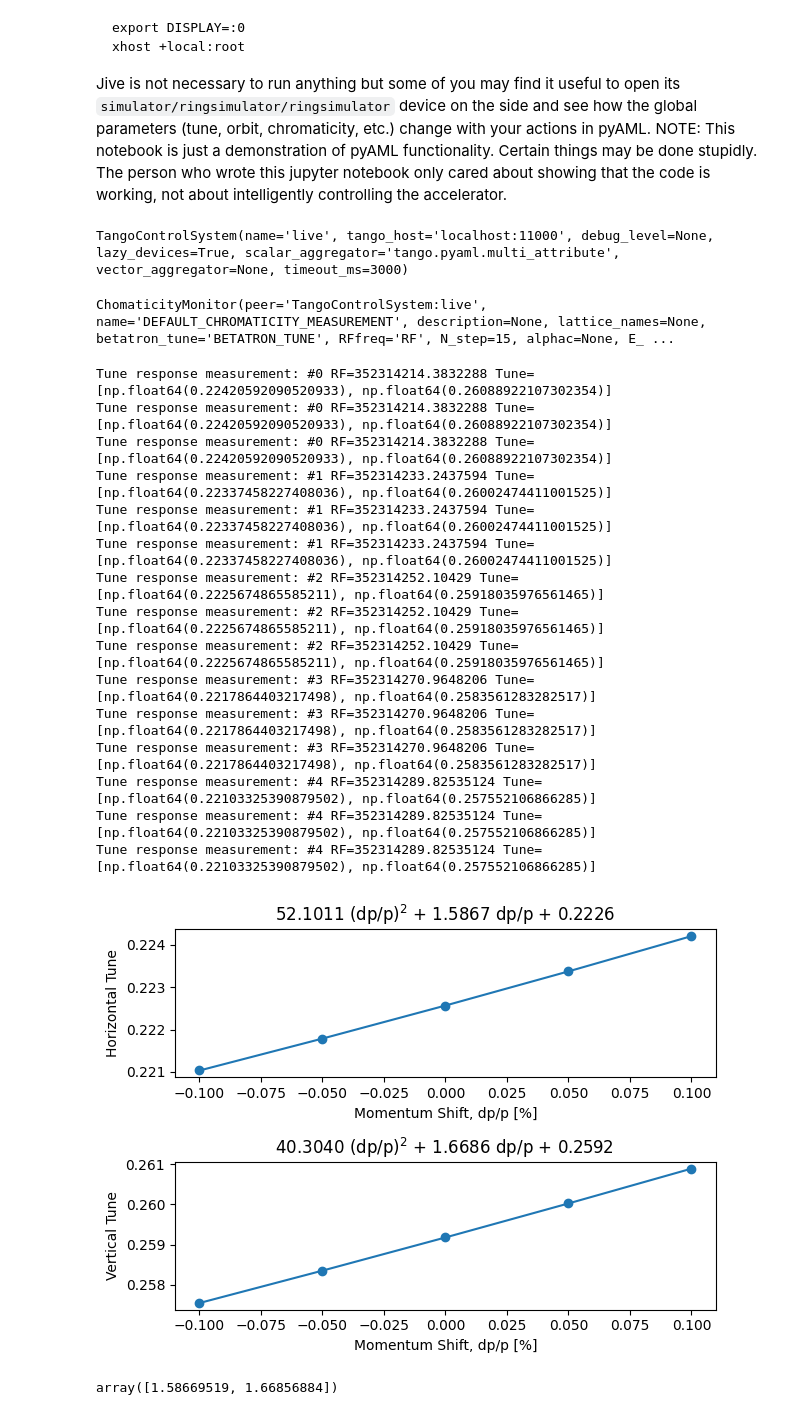
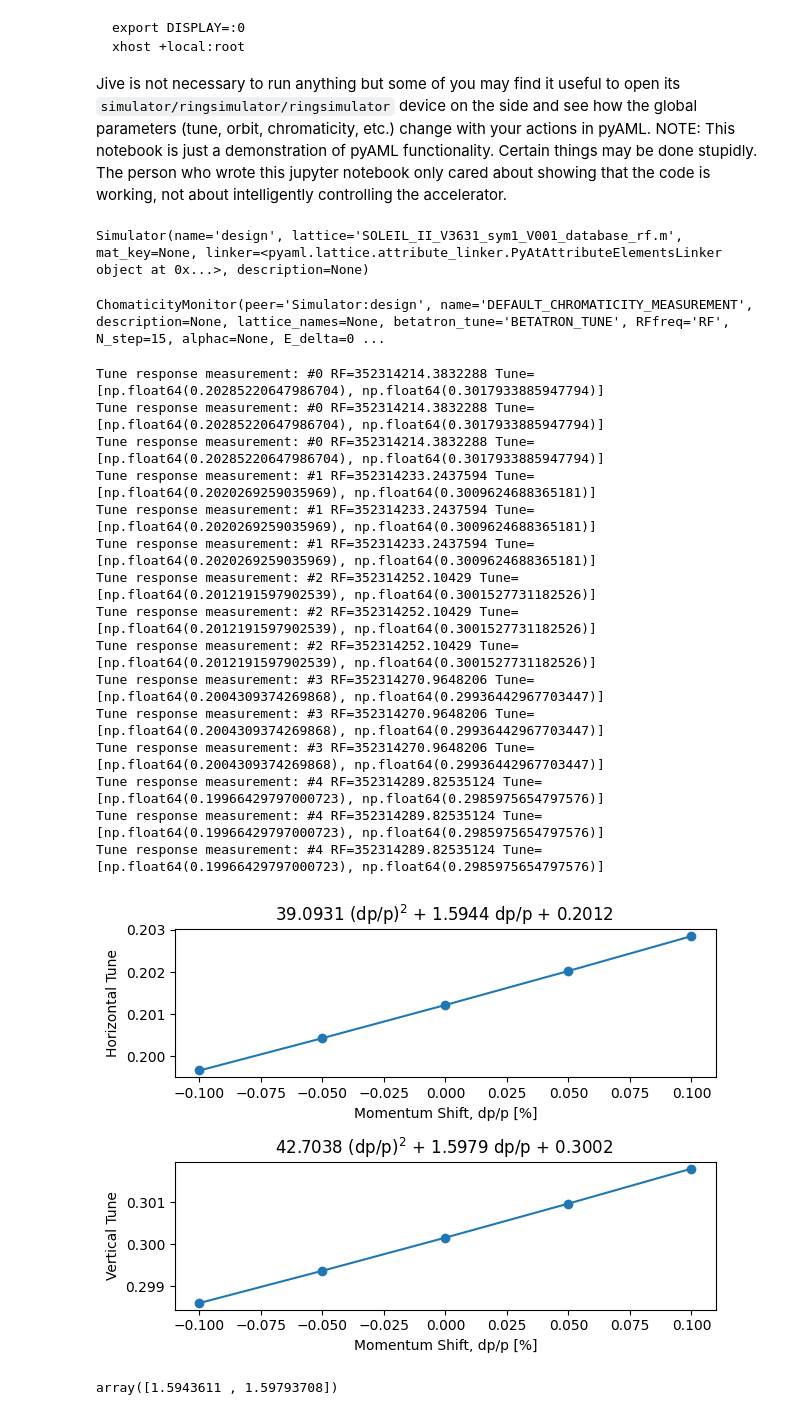
Before and after one commit to python-accelerator-middle-layer/pyaml, a Jupyter notebook: examples/SOLEIL_examples/02-chromaticity_measurement.ipynb, the cells around one changed output. Drawn from its saved outputs; the diff is of its cells as text; code cells hidden in the pictures.

Commit message:
Update of SOLEIL examples

```diff
--- a/examples/SOLEIL_examples/02-chromaticity_measurement.ipynb
+++ b/examples/SOLEIL_examples/02-chromaticity_measurement.ipynb
@@ -35,17 +36,18 @@ xhost +local:root
 Jive is not necessary to run anything but some of you may find it useful to open its `simulator/ringsimulator/ringsimulator` device on the side and see how the global parameters (tune, orbit, chromaticity, etc.) change with your actions in pyAML.
 NOTE: This notebook is just a demonstration of pyAML functionality. Certain things may be done stupidly. The person who wrote this jupyter notebook only cared about showing that the code is working, not about intelligently controlling the accelerator.
 # %%
-control_mode = sr.live
+control_mode = sr.design
+wait_time = 2.0 if control_mode == sr.live else 0.1
 control_mode
 # %% [output]
-TangoControlSystem(name='live', tango_host='localhost:11000', debug_level=None, lazy_devices=True, scalar_aggregator='tango.pyaml.multi_attribute', vector_aggregator=None, timeout_ms=3000)
+Simulator(name='design', lattice='SOLEIL_II_V3631_sym1_V001_database_rf.m', mat_key=None, linker=<pyaml.lattice.attribute_linker.PyAtAttributeElementsLinker object at 0x...>, description=None)
 # %%
 chromaticity_measurement = control_mode.get_chromaticity_monitor(
     "DEFAULT_CHROMATICITY_MEASUREMENT"
 )
 chromaticity_measurement
 # %% [output]
-ChomaticityMonitor(peer='TangoControlSystem:live', name='DEFAULT_CHROMATICITY_MEASUREMENT', description=None, lattice_names=None, betatron_tune='BETATRON_TUNE', RFfreq='RF', N_step=15, alphac=None, E_ ...
+ChomaticityMonitor(peer='Simulator:design', name='DEFAULT_CHROMATICITY_MEASUREMENT', description=None, lattice_names=None, betatron_tune='BETATRON_TUNE', RFfreq='RF', N_step=15, alphac=None, E_delta=0 ...
 # %%
 def chroma_callback(step: int, action: int, rf: float, tune: np.array):
     if action == ACTION_MEASURE:
@@ -58,28 +60,28 @@ sr.design.get_lattice().enable_6d()
 # %%
 chromaticity_measurement.measure(
     callback=chroma_callback,
     do_plot=True,
     alphac=alphac,
     fit_order=2,
     N_step=5,
-    Sleep_between_meas=2.5,
-    Sleep_between_RFvar=2.5,
+    Sleep_between_meas=wait_time,
+    Sleep_between_RFvar=wait_time,
 )
 # %% [output]
-Tune response measurement: #0 RF=352314214.3832288 Tune=[np.float64(0.22420592090520933), np.float64(0.26088922107302354)]
-Tune response measurement: #0 RF=352314214.3832288 Tune=[np.float64(0.22420592090520933), np.float64(0.26088922107302354)]
-Tune response measurement: #0 RF=352314214.3832288 Tune=[np.float64(0.22420592090520933), np.float64(0.26088922107302354)]
-Tune response measurement: #1 RF=352314233.2437594 Tune=[np.float64(0.22337458227408036), np.float64(0.26002474411001525)]
-Tune response measurement: #1 RF=352314233.2437594 Tune=[np.float64(0.22337458227408036), np.float64(0.26002474411001525)]
-Tune response measurement: #1 RF=352314233.2437594 Tune=[np.float64(0.22337458227408036), np.float64(0.26002474411001525)]
-Tune response measurement: #2 RF=352314252.10429 Tune=[np.float64(0.2225674865585211), np.float64(0.25918035976561465)]
-Tune response measurement: #2 RF=352314252.10429 Tune=[np.float64(0.2225674865585211), np.float64(0.25918035976561465)]
-Tune response measurement: #2 RF=352314252.10429 Tune=[np.float64(0.2225674865585211), np.float64(0.25918035976561465)]
-Tune response measurement: #3 RF=352314270.9648206 Tune=[np.float64(0.2217864403217498), np.float64(0.2583561283282517)]
-Tune response measurement: #3 RF=352314270.9648206 Tune=[np.float64(0.2217864403217498), np.float64(0.2583561283282517)]
-Tune response measurement: #3 RF=352314270.9648206 Tune=[np.float64(0.2217864403217498), np.float64(0.2583561283282517)]
-Tune response measurement: #4 RF=352314289.82535124 Tune=[np.float64(0.22103325390879502), np.float64(0.257552106866285)]
-Tune response measurement: #4 RF=352314289.82535124 Tune=[np.float64(0.22103325390879502), np.float64(0.257552106866285)]
-Tune response measurement: #4 RF=352314289.82535124 Tune=[np.float64(0.22103325390879502), np.float64(0.257552106866285)]
+Tune response measurement: #0 RF=352314214.3832288 Tune=[np.float64(0.20285220647986704), np.float64(0.3017933885947794)]
+Tune response measurement: #0 RF=352314214.3832288 Tune=[np.float64(0.20285220647986704), np.float64(0.3017933885947794)]
+Tune response measurement: #0 RF=352314214.3832288 Tune=[np.float64(0.20285220647986704), np.float64(0.3017933885947794)]
+Tune response measurement: #1 RF=352314233.2437594 Tune=[np.float64(0.2020269259035969), np.float64(0.3009624688365181)]
+Tune response measurement: #1 RF=352314233.2437594 Tune=[np.float64(0.2020269259035969), np.float64(0.3009624688365181)]
+Tune response measurement: #1 RF=352314233.2437594 Tune=[np.float64(0.2020269259035969), np.float64(0.3009624688365181)]
+Tune response measurement: #2 RF=352314252.10429 Tune=[np.float64(0.2012191597902539), np.float64(0.3001527731182526)]
+Tune response measurement: #2 RF=352314252.10429 Tune=[np.float64(0.2012191597902539), np.float64(0.3001527731182526)]
+Tune response measurement: #2 RF=352314252.10429 Tune=[np.float64(0.2012191597902539), np.float64(0.3001527731182526)]
+Tune response measurement: #3 RF=352314270.9648206 Tune=[np.float64(0.2004309374269868), np.float64(0.29936442967703447)]
+Tune response measurement: #3 RF=352314270.9648206 Tune=[np.float64(0.2004309374269868), np.float64(0.29936442967703447)]
+Tune response measurement: #3 RF=352314270.9648206 Tune=[np.float64(0.2004309374269868), np.float64(0.29936442967703447)]
+Tune response measurement: #4 RF=352314289.82535124 Tune=[np.float64(0.19966429797000723), np.float64(0.2985975654797576)]
+Tune response measurement: #4 RF=352314289.82535124 Tune=[np.float64(0.19966429797000723), np.float64(0.2985975654797576)]
+Tune response measurement: #4 RF=352314289.82535124 Tune=[np.float64(0.19966429797000723), np.float64(0.2985975654797576)]
-[figure, old version]
+[figure, new version]
-array([1.58669519, 1.66856884])
+array([1.5943611 , 1.59793708])
```
Also changed, not shown: parts of 1 cell of this notebook, 4 other files.
